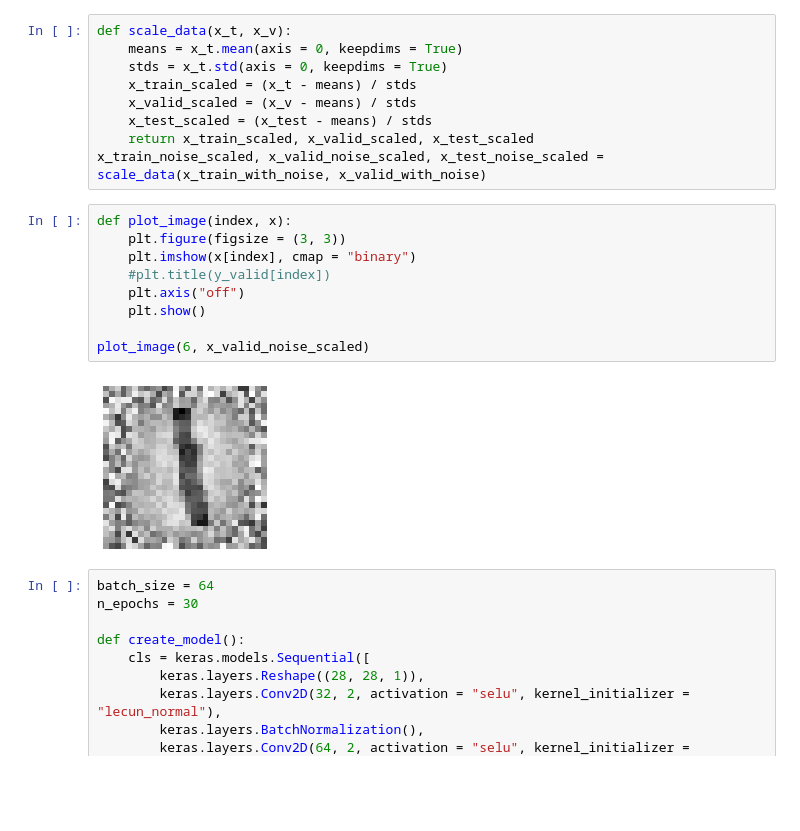
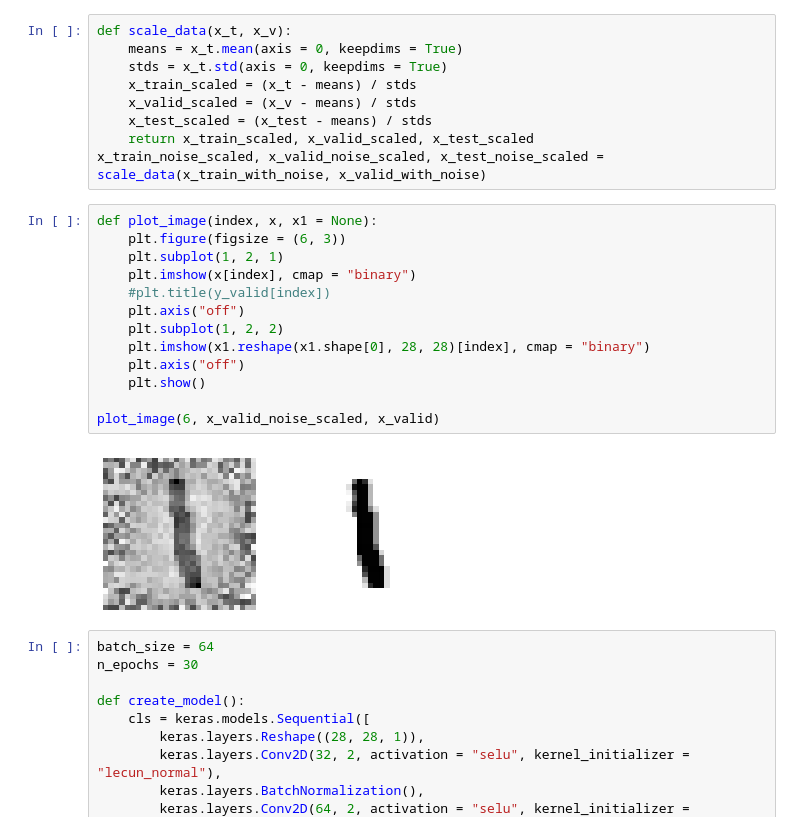
Before and after one commit to victorzarzu/dl-notebooks, a Jupyter notebook: MNIST_classifier.ipynb, the cells around one changed output. Cells and saved outputs as stored; diff of their text form; blank space fills up the shorter version.

```diff
--- a/MNIST_classifier.ipynb
+++ b/MNIST_classifier.ipynb
@@ -27,16 +30,20 @@ def scale_data(x_t, x_v):
     return x_train_scaled, x_valid_scaled, x_test_scaled
 x_train_noise_scaled, x_valid_noise_scaled, x_test_noise_scaled = scale_data(x_train_with_noise, x_valid_with_noise)
 # %%
-def plot_image(index, x):
-    plt.figure(figsize = (3, 3))
+def plot_image(index, x, x1 = None):
+    plt.figure(figsize = (6, 3))
+    plt.subplot(1, 2, 1)
     plt.imshow(x[index], cmap = "binary")
     #plt.title(y_valid[index])
     plt.axis("off")
+    plt.subplot(1, 2, 2)
+    plt.imshow(x1.reshape(x1.shape[0], 28, 28)[index], cmap = "binary")
+    plt.axis("off")
     plt.show()
 
-plot_image(6, x_valid_noise_scaled)
+plot_image(6, x_valid_noise_scaled, x_valid)
 # %% [output]
-[figure, old version]
+[figure, new version]
 # %%
 batch_size = 64
 n_epochs = 30
```
Also changed, not shown: parts of 11 cells of this notebook.
